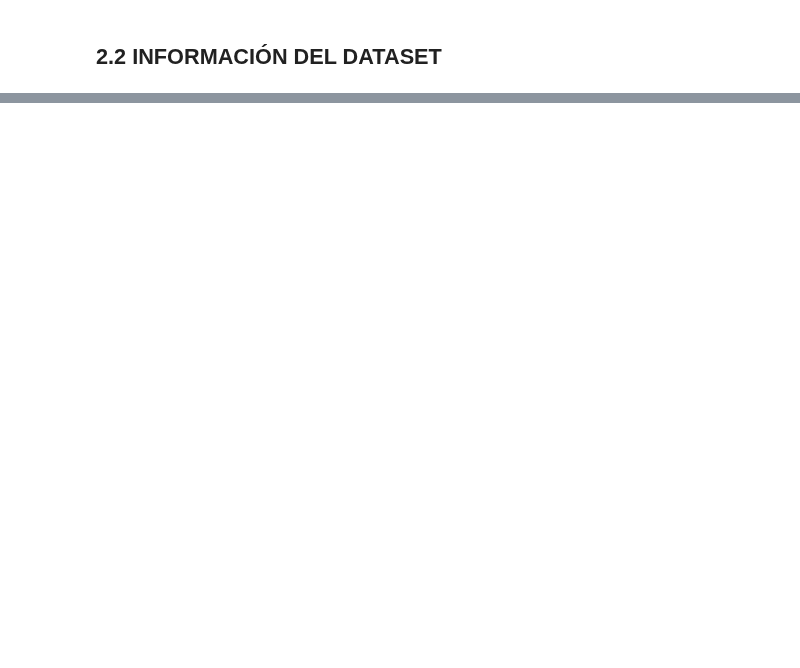
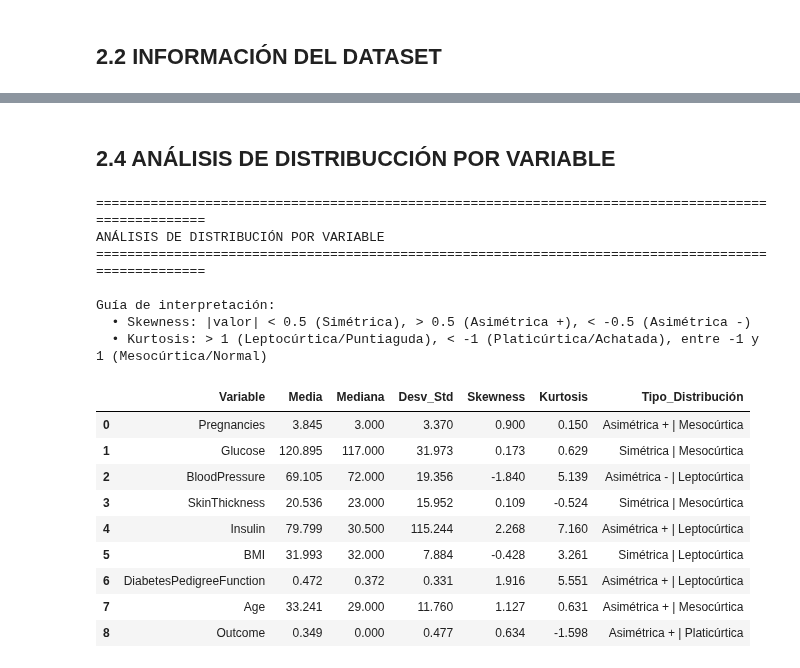
Before and after one commit to 4GeeksAcademy/cathycaz-intro-ml, a Jupyter notebook: src/04-decission-tree..ipynb, the cells around one changed output, grey strips where cells are left out. Cells and saved outputs as stored; diff of their text form; code cells hidden in the pictures; blank space fills up the shorter version.

```diff
--- a/src/04-decission-tree..ipynb
+++ b/src/04-decission-tree..ipynb
@@ -46,0 +79,73 @@ print(df_original.columns.tolist())
+# %% [markdown]
+## 2.4 ANÁLISIS DE DISTRIBUCCIÓN POR VARIABLE
+# %%
+numerical_cols = df_original.select_dtypes(include=['int64', 'float64']).columns
+
+# Crear DataFrame con estadísticas de distribución
+dist_stats = pd.DataFrame({
+    'Variable': numerical_cols,
+    'Media': [df_original[col].mean() for col in numerical_cols],
+    'Mediana': [df_original[col].median() for col in numerical_cols],
+    'Desv_Std': [df_original[col].std() for col in numerical_cols],
+    'Skewness': [skew(df_original[col].dropna()) for col in numerical_cols],
+    'Kurtosis': [kurtosis(df_original[col].dropna()) for col in numerical_cols]
+})
+
+# Determinar tipo de distribución
+def clasificar_distribucion(skew_val, kurt_val):
+    # Clasificar por skewness
+    # ¿Hacia dónde se inclina?
+    if abs(skew_val) < 0.5:
+        tipo_skew = "Simétrica"
+    elif skew_val > 0.5:
+        tipo_skew = "Asimétrica +"
+    else:
+        tipo_skew = "Asimétrica -"
+
+    # Clasificar por kurtosis
+    # ¿Qué tan puntiaguda es?
+    # La kurtosis mayor a 1 es la que me indica cuantos outliers tengo mientras mas sea
+    # mayor atención debo prestar a la variable
+    if kurt_val > 1:
+        tipo_kurt = "Leptocúrtica"
+    elif kurt_val < -1:
+        tipo_kurt = "Platicúrtica"
+    else:
+        tipo_kurt = "Mesocúrtica"
+
+    return f"{tipo_skew} | {tipo_kurt}"
+
+dist_stats['Tipo_Distribución'] = dist_stats.apply(
+    lambda row: clasificar_distribucion(row['Skewness'], row['Kurtosis']), axis=1
+)
+
+# Redondear valores para mejor visualización
+dist_stats = dist_stats.round(3)
+
+print("=" * 100)
+print("ANÁLISIS DE DISTRIBUCIÓN POR VARIABLE")
+print("=" * 100)
+print("\nGuía de interpretación:")
+print("  • Skewness: |valor| < 0.5 (Simétrica), > 0.5 (Asimétrica +), < -0.5 (Asimétrica -)")
+print("  • Kurtosis: > 1 (Leptocúrtica/Puntiaguda), < -1 (Platicúrtica/Achatada), entre -1 y 1 (Mesocúrtica/Normal)")
+print("\n")
+
+dist_stats
+# %% [output]
+====================================================================================================
+ANÁLISIS DE DISTRIBUCIÓN POR VARIABLE
+====================================================================================================
+
+Guía de interpretación:
+  • Skewness: |valor| < 0.5 (Simétrica), > 0.5 (Asimétrica +), < -0.5 (Asimétrica -)
+  • Kurtosis: > 1 (Leptocúrtica/Puntiaguda), < -1 (Platicúrtica/Achatada), entre -1 y 1 (Mesocúrtica/Normal)
+|  | Variable | Media | Mediana | Desv_Std | Skewness | Kurtosis | Tipo_Distribución |
+| 0 | Pregnancies | 3.845 | 3.000 | 3.370 | 0.900 | 0.150 | Asimétrica + | Mesocúrtica |
+| 1 | Glucose | 120.895 | 117.000 | 31.973 | 0.173 | 0.629 | Simétrica | Mesocúrtica |
+| 2 | BloodPressure | 69.105 | 72.000 | 19.356 | -1.840 | 5.139 | Asimétrica - | Leptocúrtica |
+| 3 | SkinThickness | 20.536 | 23.000 | 15.952 | 0.109 | -0.524 | Simétrica | Mesocúrtica |
+| 4 | Insulin | 79.799 | 30.500 | 115.244 | 2.268 | 7.160 | Asimétrica + | Leptocúrtica |
+| 5 | BMI | 31.993 | 32.000 | 7.884 | -0.428 | 3.261 | Simétrica | Leptocúrtica |
+| 6 | DiabetesPedigreeFunction | 0.472 | 0.372 | 0.331 | 1.916 | 5.551 | Asimétrica + | Leptocúrtica |
+| 7 | Age | 33.241 | 29.000 | 11.760 | 1.127 | 0.631 | Asimétrica + | Mesocúrtica |
+| 8 | Outcome | 0.349 | 0.000 | 0.477 | 0.634 | -1.598 | Asimétrica + | Platicúrtica |
```
Also changed, not shown: parts of 14 cells of this notebook, 1 other file.
